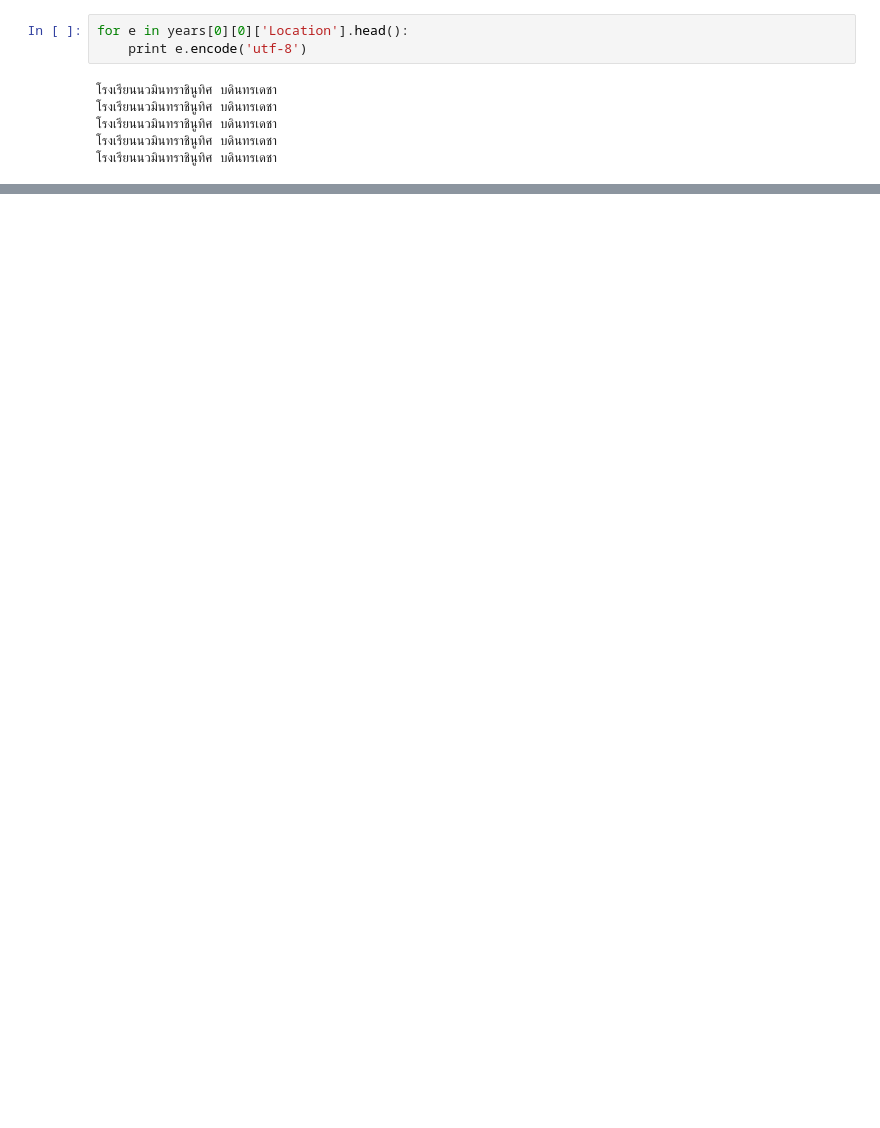
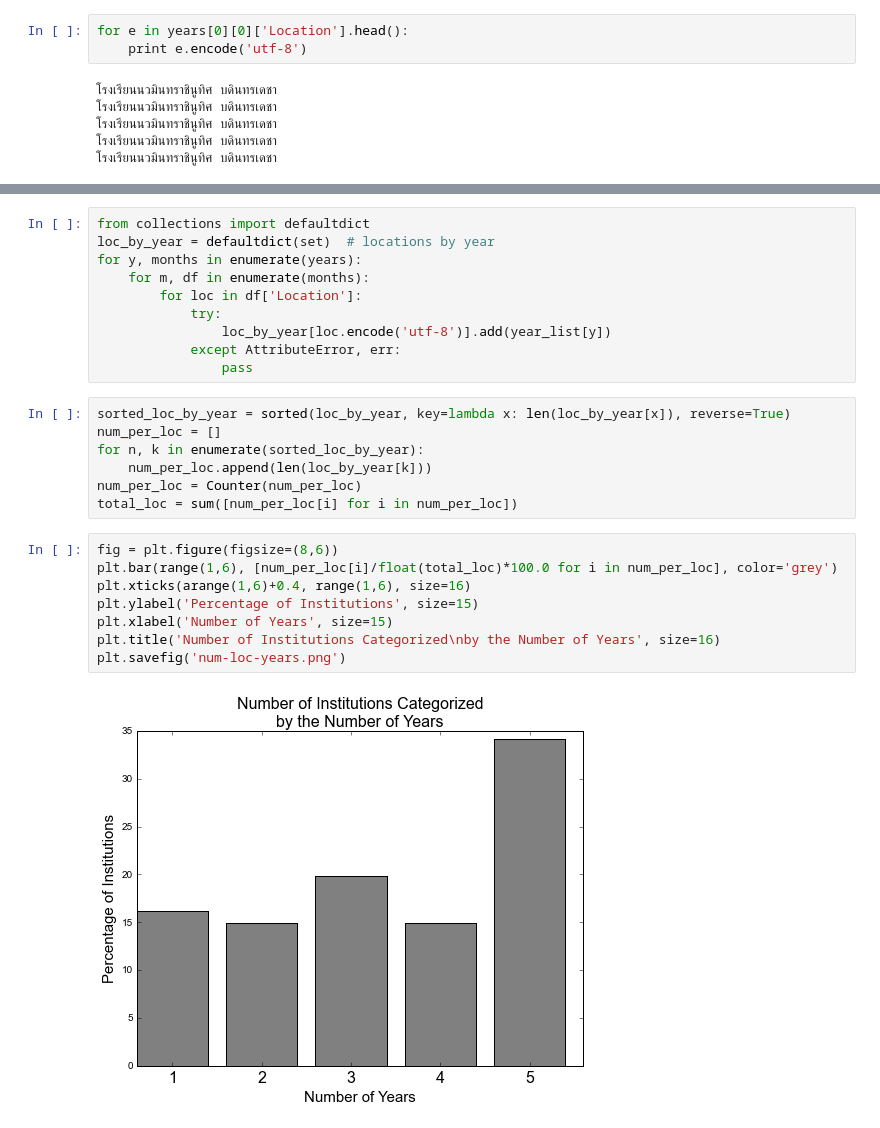
Before and after one commit to likit/comm-health, a Jupyter notebook: preprocessing-opd.ipynb, the cells around one changed output, grey strips where cells are left out. Cells and saved outputs as stored; diff of their text form; blank space fills up the shorter version.

```diff
--- a/preprocessing-opd.ipynb
+++ b/preprocessing-opd.ipynb
@@ -223,0 +274,27 @@ IndexError: only integers, slices (`:`), ellipsis (`...`), numpy.newaxis (`None`
+# %%
+from collections import defaultdict
+loc_by_year = defaultdict(set)  # locations by year
+for y, months in enumerate(years):
+    for m, df in enumerate(months):
+        for loc in df['Location']:
+            try:
+                loc_by_year[loc.encode('utf-8')].add(year_list[y])
+            except AttributeError, err:
+                pass
+# %%
+sorted_loc_by_year = sorted(loc_by_year, key=lambda x: len(loc_by_year[x]), reverse=True)
+num_per_loc = []
+for n, k in enumerate(sorted_loc_by_year):
+    num_per_loc.append(len(loc_by_year[k]))
+num_per_loc = Counter(num_per_loc)
+total_loc = sum([num_per_loc[i] for i in num_per_loc])
+# %%
+fig = plt.figure(figsize=(8,6))
+plt.bar(range(1,6), [num_per_loc[i]/float(total_loc)*100.0 for i in num_per_loc], color='grey')
+plt.xticks(arange(1,6)+0.4, range(1,6), size=16)
+plt.ylabel('Percentage of Institutions', size=15)
+plt.xlabel('Number of Years', size=15)
+plt.title('Number of Institutions Categorized\nby the Number of Years', size=16)
+plt.savefig('num-loc-years.png')
+# %% [output]
+[figure, added]
```
Also changed, not shown: parts of 19 cells of this notebook.
